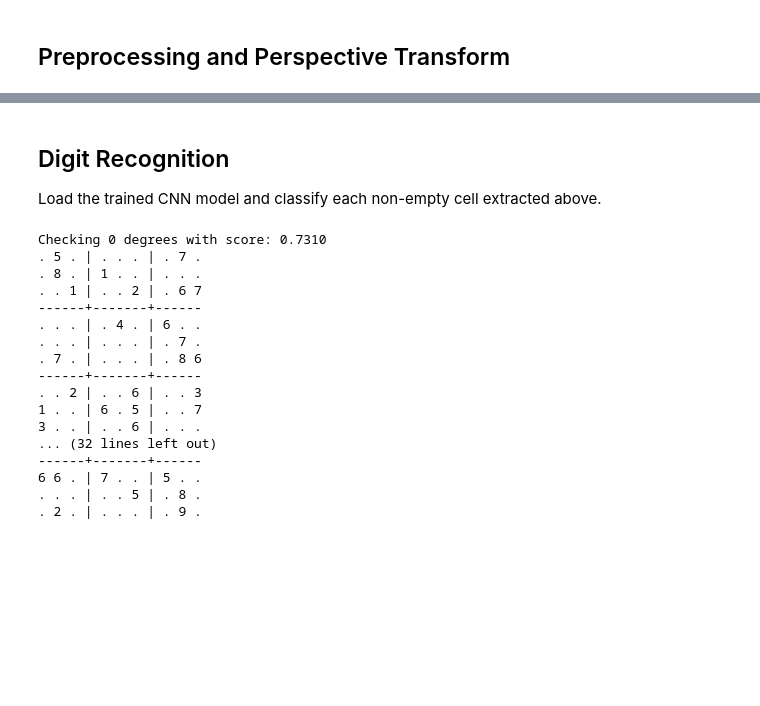
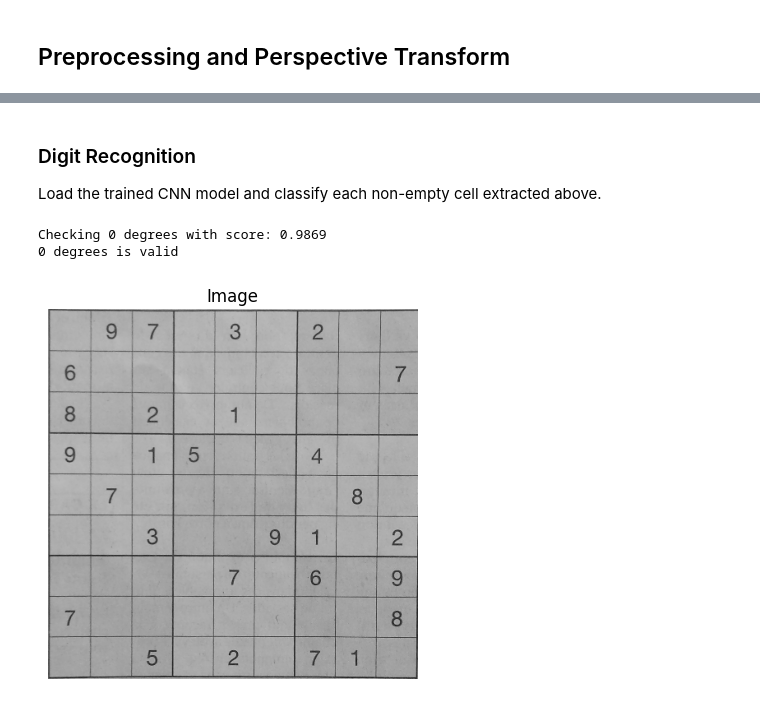
Before and after one commit to eddie-an/Optical-Sudoku-Solver, a Jupyter notebook: main.ipynb, the cells around one changed output, grey strips where cells are left out. Cells and saved outputs as stored; diff of their text form; code cells hidden in the pictures; blank space fills up the shorter version.

```diff
--- a/main.ipynb
+++ b/main.ipynb
@@ -169,63 +182,49 @@ angle: 270 degrees       score: 0.7200
 # %% [markdown]
-## Digit Recognition
+### Digit Recognition
 
 Load the trained CNN model and classify each non-empty cell extracted above.
+# %%
+def recognize_digits_cnn(cells):
+    board = []
+    confidence_board = []
+    for i in range(9):
+        row = []
+        confidence_row = []
+        for j in range(9):
+            cell_img, is_empty = cells[i * 9 + j]
+            if is_empty:
+                row.append(".")
+                confidence_row.append(None)
+            else:
+                cell_normalized = normalize_cell(cell_img)
+                digit, confidence = predict_digit(cnn_model, cell_normalized, cnn_device)
+                row.append(str(digit))
+                confidence_row.append(confidence)
+        board.append(row)
+        confidence_board.append(confidence_row)
+    return board, confidence_board
 # %%
-def recognize_digits(cells):
-    board = []
-    confidence_board = []
-    for i in range(9):
-        row = []
-        confidence_row = []
-        for j in range(9):
-            cell_img, is_empty = cells[i * 9 + j]
-            if is_empty:
-                row.append(".")
-                confidence_row.append(None)
-            else:
-                cell_normalized = normalize_cell(cell_img)
-                digit, confidence = predict_digit(cnn_model, cell_normalized, cnn_device)
-                row.append(str(digit))
-                confidence_row.append(confidence)
-        board.append(row)
-        confidence_board.append(confidence_row)
-    return board, confidence_board
-
+board = None
 for angle, score in rotation_scores.items():
     final_board_img = rotate_board(board_img, angle)
     final_cells = extract_sudoku_cells(final_board_img)
-    board, confidence_board = recognize_digits(final_cells)
+    board, confidence_board = recognize_digits_cnn(final_cells)
     print(f"Checking {angle} degrees with score: {score:.4f}")
-    display_board(board)
     if is_valid_sudoku(board):
         print(f"{angle} degrees is valid")
         break
 
 if not is_valid_sudoku(board):
     raise ValueError("Invalid board — digit recognition may have errors or the board is impossible to solve.")
 
 display_image_grayscale(final_board_img)
 print("Unsolved board:")
 display_board(board)
 solve_sudoku(board)
 print()
 print("Solved board:")
 display_board(board)
 # %% [output]
-Checking 0 degrees with score: 0.7310
-. 5 . | . . . | . 7 .
-. 8 . | 1 . . | . . .
-. . 1 | . . 2 | . 6 7
-------+-------+------
-. . . | . 4 . | 6 . .
-. . . | . . . | . 7 .
-. 7 . | . . . | . 8 6
-------+-------+------
-. . 2 | . . 6 | . . 3
-1 . . | 6 . 5 | . . 7
-3 . . | . . 6 | . . .
-... (32 lines left out)
-------+-------+------
-6 6 . | 7 . . | 5 . .
-. . . | . . 5 | . 8 .
-. 2 . | . . . | . 9 .
+Checking 0 degrees with score: 0.9869
+0 degrees is valid
+[figure, added]
```
Also changed, not shown: parts of 14 cells of this notebook, 10 other files.
